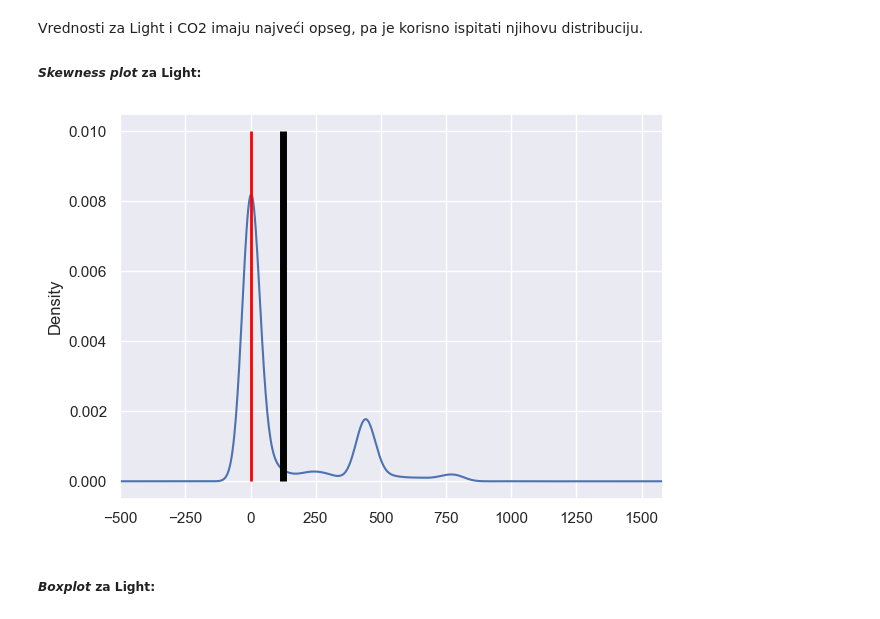
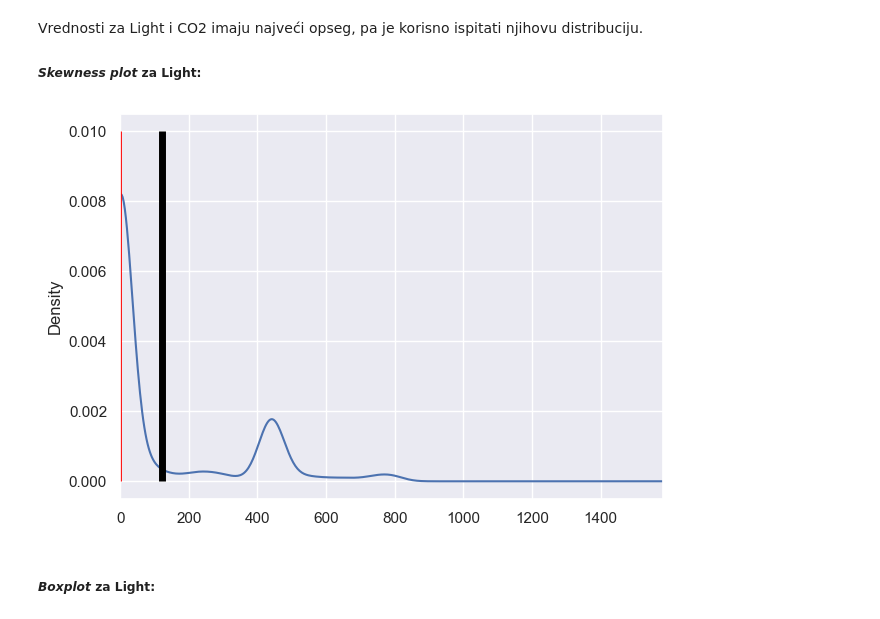
Before and after one commit to cats9rule/mlprojects, a Jupyter notebook: p1/p1.ipynb, the cells around one changed output. Drawn from its saved outputs; the diff is of its cells as text; code cells hidden in the pictures.

```diff
--- a/p1/p1.ipynb
+++ b/p1/p1.ipynb
@@ -82,22 +82,22 @@ Vrednosti za Light i CO2 imaju najveći opseg, pa je korisno ispitati njihovu di
 # %%
 skewplot = data.Light.plot(kind="density",
               figsize=(7,5),
-              xlim=(data.Light.min()- 500,data.Light.max()));
+              xlim=(data.Light.min(),data.Light.max()));
 plt.vlines(data.Light.mean(),
            ymin=0,
            ymax=0.01,
            linewidth=5.0,
            color="black");
 plt.vlines(data.Light.median(),
            ymin=0,
            ymax=0.01,
            linewidth=2.0,
            color="red");
 
 plt.savefig("graphs/skewplot-light.jpg")
 plt.show()
 # %% [output]
-[figure, old version]
+[figure, new version]
 # %% [markdown]
 ##### *Boxplot* za Light:
 # %%
```
Also changed, not shown: parts of 6 cells of this notebook, 3 other files.
